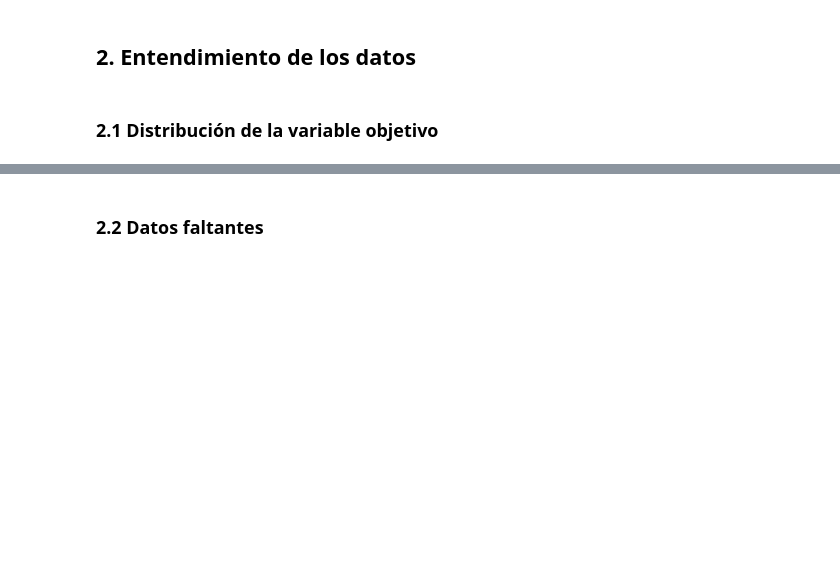
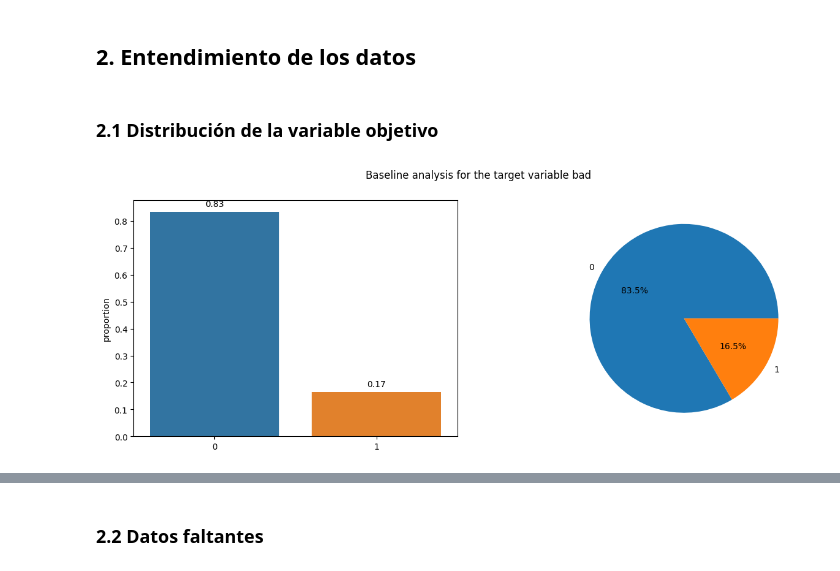
Before and after one commit to marioliza/machine_learning_tasks, a Jupyter notebook: classification/churn_rate/project_1/notebook.ipynb, the cells around one changed output, grey strips where cells are left out. Cells and saved outputs as stored; diff of their text form; code cells hidden in the pictures; blank space fills up the shorter version.

```diff
--- a/classification/churn_rate/project_1/notebook.ipynb
+++ b/classification/churn_rate/project_1/notebook.ipynb
@@ -73,2 +149,6 @@ A continuación se encuentran las secciones que se espera se desarrollen durante
 # %% [markdown]
 ## **1. Cargue de los datos**
+# %%
+train = pd.read_parquet('train.parquet')
+test = pd.read_parquet('test.parquet')
+train.head()
@@ -79,4 +216,48 @@ A continuación se encuentran las secciones que se espera se desarrollen durante
+# %%
+train['estado_civil'] = train['estado_civil'].astype('object')
+train['nivel_educacional'] = train['nivel_educacional'].astype('object')
+train['tiene_propiedades'] = train['tiene_propiedades'].astype('object')
+train['ciclo_vida_small'] = train['ciclo_vida_small'].astype('object')
+train['recaudacion_origen'] = train['recaudacion_origen'].astype('object')
+train['bad'] = train['bad'].astype('object')
+train['nro_hijos'] = train['nro_hijos'].astype('int')
+train['nro_vehiculos'] = train['nro_vehiculos'].astype('int')
+num_col = train.select_dtypes(include = ['int64', 'float64']).columns
+cat_col = train.select_dtypes(include = ['object']).columns
 # %% [markdown]
 ## **2. Entendimiento de los datos**
 # %% [markdown]
 ### 2.1 Distribución de la variable objetivo
+# %%
+def baseline_analysis(df, target):
+    # create a dataframe with the target variable
+    df_target = df[[target]].reset_index(drop=True)
+    # create a dataframe with the target variable and the number of observations
+    df_target = pd.DataFrame(df_target.value_counts(normalize=True)).reset_index()
+
+    # return the dataframe
+    return df_target
+#plot the baseline analysis
+def plot_baseline_analysis(df, target):
+    # create a figure with 2 subplots
+    fig, (ax1, ax2) = plt.subplots(1, 2, figsize=(15, 5))
+    # plot the percentage of observations
+    # plot a pie chart
+    ax2.pie(df['proportion'], labels=df.index, autopct='%1.1f%%')
+
+    sns.barplot(x=df.index, y='proportion', data=df, ax=ax1)
+    for p in ax1.patches:
+        ax1.annotate(format(p.get_height(), '.2f'),
+                     (p.get_x() + p.get_width() / 2., p.get_height()),
+                     ha = 'center', va = 'center',
+                     xytext = (0, 9),
+                     textcoords = 'offset points',
+                     fontsize=10)
+    fig.suptitle('Baseline analysis for the target variable ' + target)
+    # show the figure
+    plt.show()
+
+df_target = baseline_analysis(train, 'bad')
+plot_baseline_analysis(df_target, 'bad')
+# %% [output]
+[figure, added]
```
Also changed, not shown: parts of 36 cells of this notebook, 3 other files.
